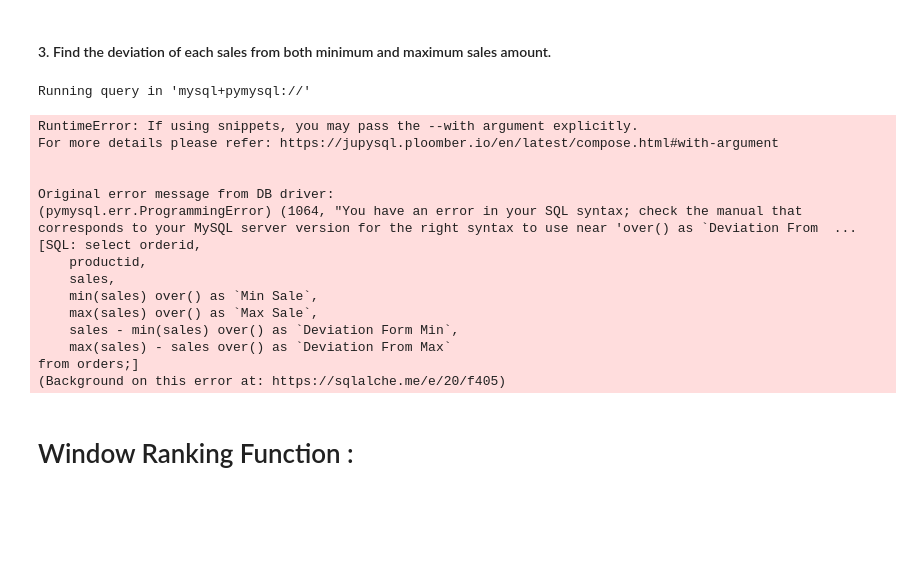
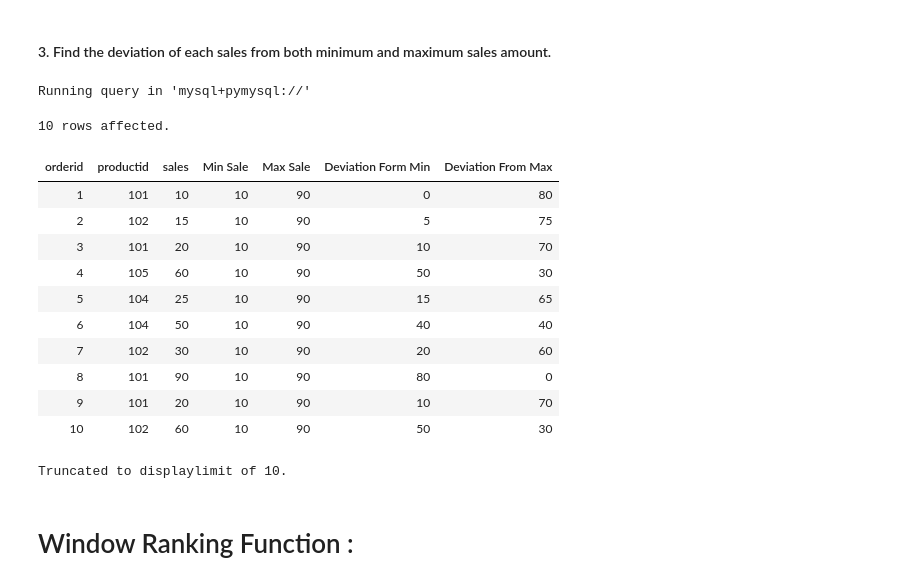
Before and after one commit to the-naman/Learn, a Jupyter notebook: SQL/SQL by Barra/My Notes/07. I - Aggregation and Analytical Functions.ipynb, the cells around one changed output. Saved outputs shown, nothing was run; the diff lists cells and outputs as text; code cells hidden in the pictures; blank space fills up the shorter version.

```diff
--- a/SQL/SQL by Barra/My Notes/07. I - Aggregation and Analytical Functions.ipynb
+++ b/SQL/SQL by Barra/My Notes/07. I - Aggregation and Analytical Functions.ipynb
@@ -892,30 +892,28 @@ Running query in 'mysql+pymysql://'
 # %%
 %%sql
 select orderid,
     productid,
     sales,
     min(sales) over() as `Min Sale`,
     max(sales) over() as `Max Sale`,
     sales - min(sales) over() as `Deviation Form Min`,
-    max(sales) - sales over() as `Deviation From Max`
+    max(sales) OVER() - sales as `Deviation From Max`
 from orders;
 # %% [output]
 Running query in 'mysql+pymysql://'
-RuntimeError: If using snippets, you may pass the --with argument explicitly.
-For more details please refer: https://jupysql.ploomber.io/en/latest/compose.html#with-argument
-
-
-Original error message from DB driver:
-(pymysql.err.ProgrammingError) (1064, "You have an error in your SQL syntax; check the manual that corresponds to your MySQL server version for the right syntax to use near 'over() as `Deviation From  ...
-[SQL: select orderid,
-    productid,
-    sales,
-    min(sales) over() as `Min Sale`,
-    max(sales) over() as `Max Sale`,
-    sales - min(sales) over() as `Deviation Form Min`,
-    max(sales) - sales over() as `Deviation From Max`
-from orders;]
-(Background on this error at: https://sqlalche.me/e/20/f405)
+10 rows affected.
+| orderid | productid | sales | Min Sale | Max Sale | Deviation Form Min | Deviation From Max |
+| 1 | 101 | 10 | 10 | 90 | 0 | 80 |
+| 2 | 102 | 15 | 10 | 90 | 5 | 75 |
+| 3 | 101 | 20 | 10 | 90 | 10 | 70 |
+| 4 | 105 | 60 | 10 | 90 | 50 | 30 |
+| 5 | 104 | 25 | 10 | 90 | 15 | 65 |
+| 6 | 104 | 50 | 10 | 90 | 40 | 40 |
+| 7 | 102 | 30 | 10 | 90 | 20 | 60 |
+| 8 | 101 | 90 | 10 | 90 | 80 | 0 |
+| 9 | 101 | 20 | 10 | 90 | 10 | 70 |
+| 10 | 102 | 60 | 10 | 90 | 50 | 30 |
+Truncated to displaylimit of 10.
 # %% [markdown]
 # Window Ranking Function :
 # %% [markdown]
```
